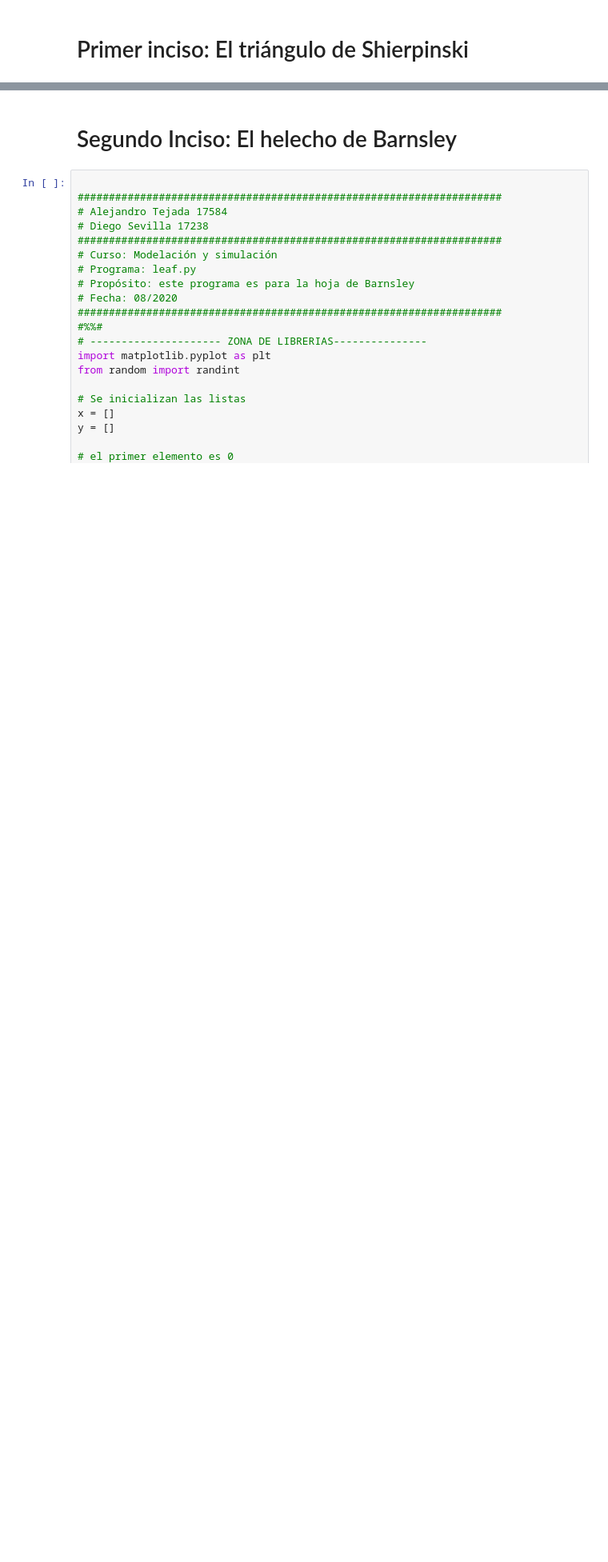
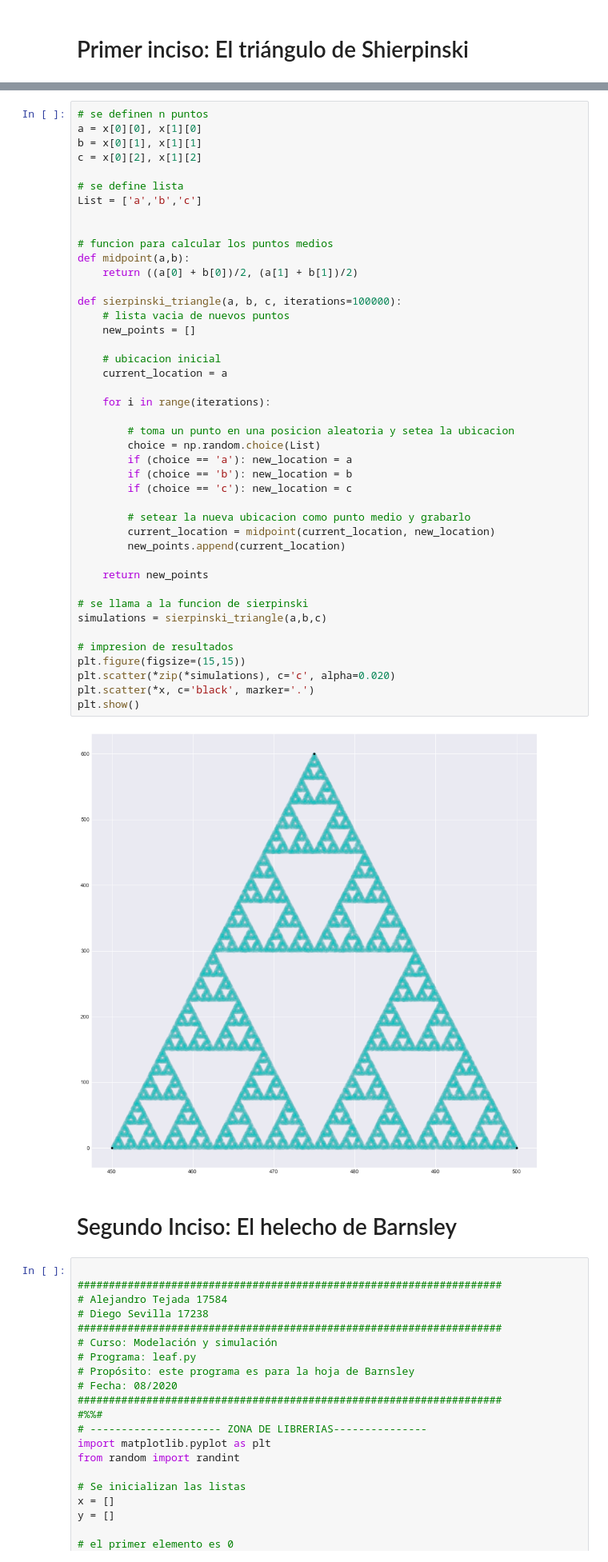
Before and after one commit to tej17584/SimulacionMiniProyecto, a Jupyter notebook: MiniProyecto.ipynb, the cells around one changed output, grey strips where cells are left out. Shown: that part at 80% size. Saved outputs shown, nothing was run; the diff lists cells and outputs as text; blank space fills up the shorter version.

```diff
--- a/MiniProyecto.ipynb
+++ b/MiniProyecto.ipynb
@@ -14,3 +49,48 @@
+# %%
+# se definen n puntos
+a = x[0][0], x[1][0]
+b = x[0][1], x[1][1]
+c = x[0][2], x[1][2]
+
+# se define lista
+List = ['a','b','c']
+
+
+# funcion para calcular los puntos medios
+def midpoint(a,b):
+    return ((a[0] + b[0])/2, (a[1] + b[1])/2)
+
+def sierpinski_triangle(a, b, c, iterations=100000):
+    # lista vacia de nuevos puntos
+    new_points = []
+
+    # ubicacion inicial
+    current_location = a
+
+    for i in range(iterations):
+
+        # toma un punto en una posicion aleatoria y setea la ubicacion
+        choice = np.random.choice(List)
+        if (choice == 'a'): new_location = a
+        if (choice == 'b'): new_location = b
+        if (choice == 'c'): new_location = c
+
+        # setear la nueva ubicacion como punto medio y grabarlo
+        current_location = midpoint(current_location, new_location)
+        new_points.append(current_location)
+
+    return new_points
+
+# se llama a la funcion de sierpinski
+simulations = sierpinski_triangle(a,b,c)
+
+# impresion de resultados
+plt.figure(figsize=(15,15))
+plt.scatter(*zip(*simulations), c='c', alpha=0.020)
+plt.scatter(*x, c='black', marker='.')
+plt.show()
+# %% [output]
+[figure, added]
 # %% [markdown]
 # Segundo Inciso: El	helecho	de	Barnsley
 # %%
```
Also changed, not shown: parts of 6 cells of this notebook, 1 other file.
